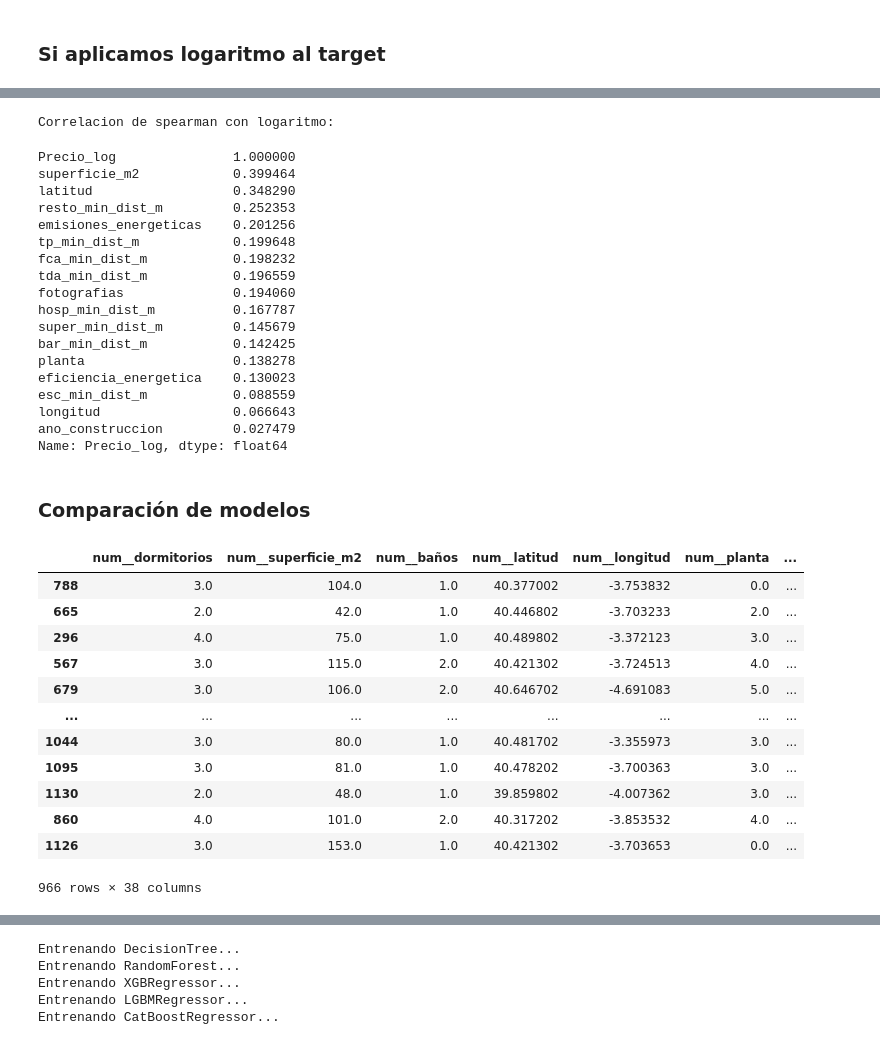
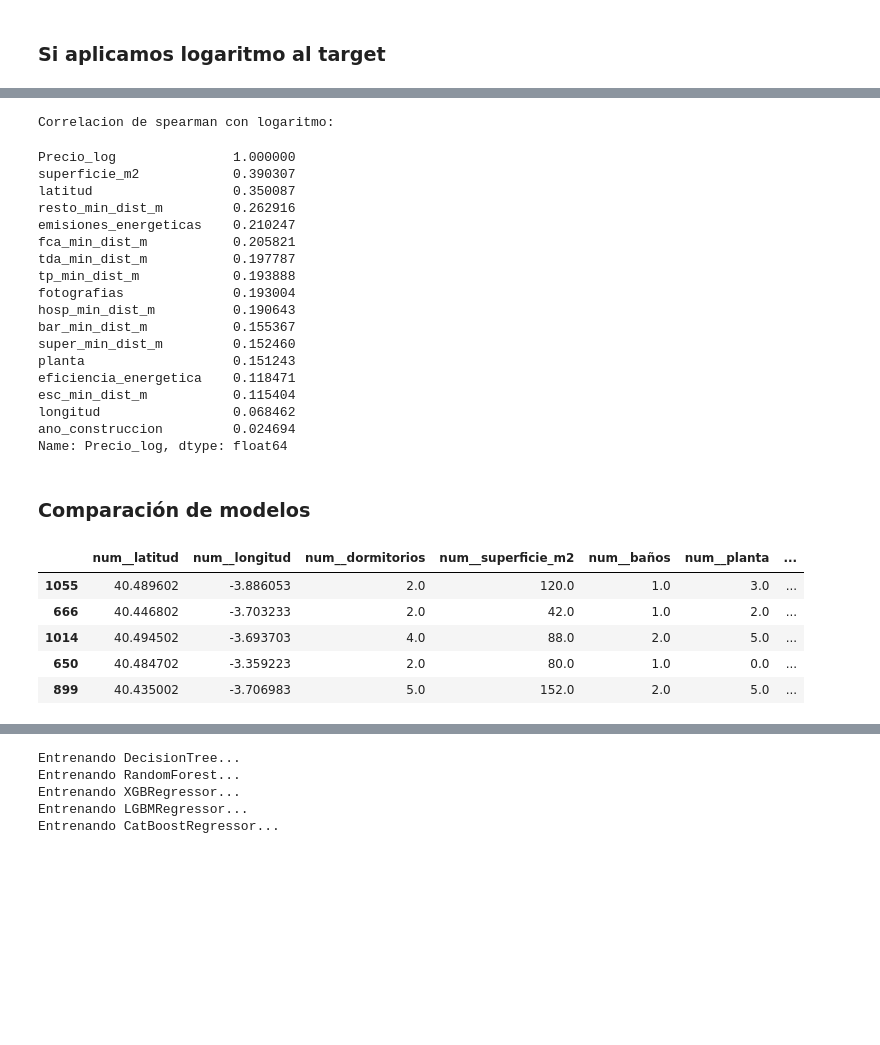
Before and after one commit to mrosm-dev/ML_Prediccion_Precio_Vivienda_Madrid, a Jupyter notebook: src/cajon_basura/notebook_unificado.ipynb, the cells around one changed output, grey strips where cells are left out. Drawn from its saved outputs; the diff is of its cells as text; code cells hidden in the pictures; blank space fills up the shorter version.

```diff
--- a/src/cajon_basura/notebook_unificado.ipynb
+++ b/src/cajon_basura/notebook_unificado.ipynb
@@ -94,3 +203,11 @@ print(y_test.shape)
+# %%
+cluster_transformer = ColumnTransformer(
+    [
+        ('cluster', KMeansCluster(n_clusters=5), ['latitud','longitud'])
+    ],
+    remainder='passthrough',
+    verbose_feature_names_out=False
+).set_output(transform='pandas')
 # %% [markdown]
 # Pretratamiento de datos
 # %%
@@ -105,5 +222,9 @@ pipe_features = Pipeline([
     ('aplanar_campos', FunctionTransformer(aplanar_campos_anidados)),
     ('poi_features', FunctionTransformer(crear_features_poi)),
     ('final_clean', FunctionTransformer(limpiar_y_crear_features)),
+    ('cluster', cluster_transformer),
     ('drop',drop_step)
 ])
+
+X_train_limpio = pipe_features.fit_transform(X_train)
+X_train_limpio.head()
@@ -527,22 +527,22 @@ np.abs(corr_spe['Precio_log']).sort_values(ascending = False)
 # %% [output]
 Correlacion de spearman con logaritmo:
 Precio_log               1.000000
-superficie_m2            0.399464
-latitud                  0.348290
-resto_min_dist_m         0.252353
-emisiones_energeticas    0.201256
-tp_min_dist_m            0.199648
-fca_min_dist_m           0.198232
-tda_min_dist_m           0.196559
-fotografias              0.194060
-hosp_min_dist_m          0.167787
-super_min_dist_m         0.145679
-bar_min_dist_m           0.142425
-planta                   0.138278
-eficiencia_energetica    0.130023
-esc_min_dist_m           0.088559
-longitud                 0.066643
-ano_construccion         0.027479
+superficie_m2            0.390307
+latitud                  0.350087
+resto_min_dist_m         0.262916
+emisiones_energeticas    0.210247
+fca_min_dist_m           0.205821
+tda_min_dist_m           0.197787
+tp_min_dist_m            0.193888
+fotografias              0.193004
+hosp_min_dist_m          0.190643
+bar_min_dist_m           0.155367
+super_min_dist_m         0.152460
+planta                   0.151243
+eficiencia_energetica    0.118471
+esc_min_dist_m           0.115404
+longitud                 0.068462
+ano_construccion         0.024694
 Name: Precio_log, dtype: float64
 # %% [markdown]
 ### Comparación de modelos
@@ -554,44 +554,37 @@ preprocess = ColumnTransformer(
     transformers=[
         ('num', Pipeline([
             ('imputer', SimpleImputer(strategy='median'))
             ]), num_sel),
 
         ('cat', Pipeline([
             ('imputer', SimpleImputer(strategy='most_frequent')),
             ('onehot', OneHotEncoder(handle_unknown='ignore', sparse_output=False))
         ]), cat_sel),
     ],
     remainder='drop',
 ).set_output(transform='pandas')
 
 preprocess_scale = ColumnTransformer(
     transformers=[
         ('num', Pipeline([
             ('imputer', SimpleImputer(strategy='median')),
             ('scaler', StandardScaler()),
         ]), num_sel),
 
         ('cat', Pipeline([
             ('imputer', SimpleImputer(strategy='most_frequent')),
             ('onehot', OneHotEncoder(handle_unknown='ignore', sparse_output=False))
         ]), cat_sel),
 
     ],
     remainder='drop'
 ).set_output(transform='pandas')
 
-preprocess.fit_transform(X_train_limpio)
+preprocess.fit_transform(X_train_limpio).head()
 # %% [output]
-|  | num__dormitorios | num__superficie_m2 | num__baños | num__latitud | num__longitud | num__planta | ... |
-| 788 | 3.0 | 104.0 | 1.0 | 40.377002 | -3.753832 | 0.0 | ... |
-| 665 | 2.0 | 42.0 | 1.0 | 40.446802 | -3.703233 | 2.0 | ... |
-| 296 | 4.0 | 75.0 | 1.0 | 40.489802 | -3.372123 | 3.0 | ... |
-| 567 | 3.0 | 115.0 | 2.0 | 40.421302 | -3.724513 | 4.0 | ... |
-| 679 | 3.0 | 106.0 | 2.0 | 40.646702 | -4.691083 | 5.0 | ... |
-| ... | ... | ... | ... | ... | ... | ... | ... |
-| 1044 | 3.0 | 80.0 | 1.0 | 40.481702 | -3.355973 | 3.0 | ... |
-| 1095 | 3.0 | 81.0 | 1.0 | 40.478202 | -3.700363 | 3.0 | ... |
-| 1130 | 2.0 | 48.0 | 1.0 | 39.859802 | -4.007362 | 3.0 | ... |
-| 860 | 4.0 | 101.0 | 2.0 | 40.317202 | -3.853532 | 4.0 | ... |
-| 1126 | 3.0 | 153.0 | 1.0 | 40.421302 | -3.703653 | 0.0 | ... |
+|  | num__latitud | num__longitud | num__dormitorios | num__superficie_m2 | num__baños | num__planta | ... |
+| 1055 | 40.489602 | -3.886053 | 2.0 | 120.0 | 1.0 | 3.0 | ... |
+| 666 | 40.446802 | -3.703233 | 2.0 | 42.0 | 1.0 | 2.0 | ... |
+| 1014 | 40.494502 | -3.693703 | 4.0 | 88.0 | 2.0 | 5.0 | ... |
+| 650 | 40.484702 | -3.359223 | 2.0 | 80.0 | 1.0 | 0.0 | ... |
+| 899 | 40.435002 | -3.706983 | 5.0 | 152.0 | 2.0 | 5.0 | ... |
-966 rows × 38 columns
```
Also changed, not shown: parts of 55 cells of this notebook, 6 other files.
